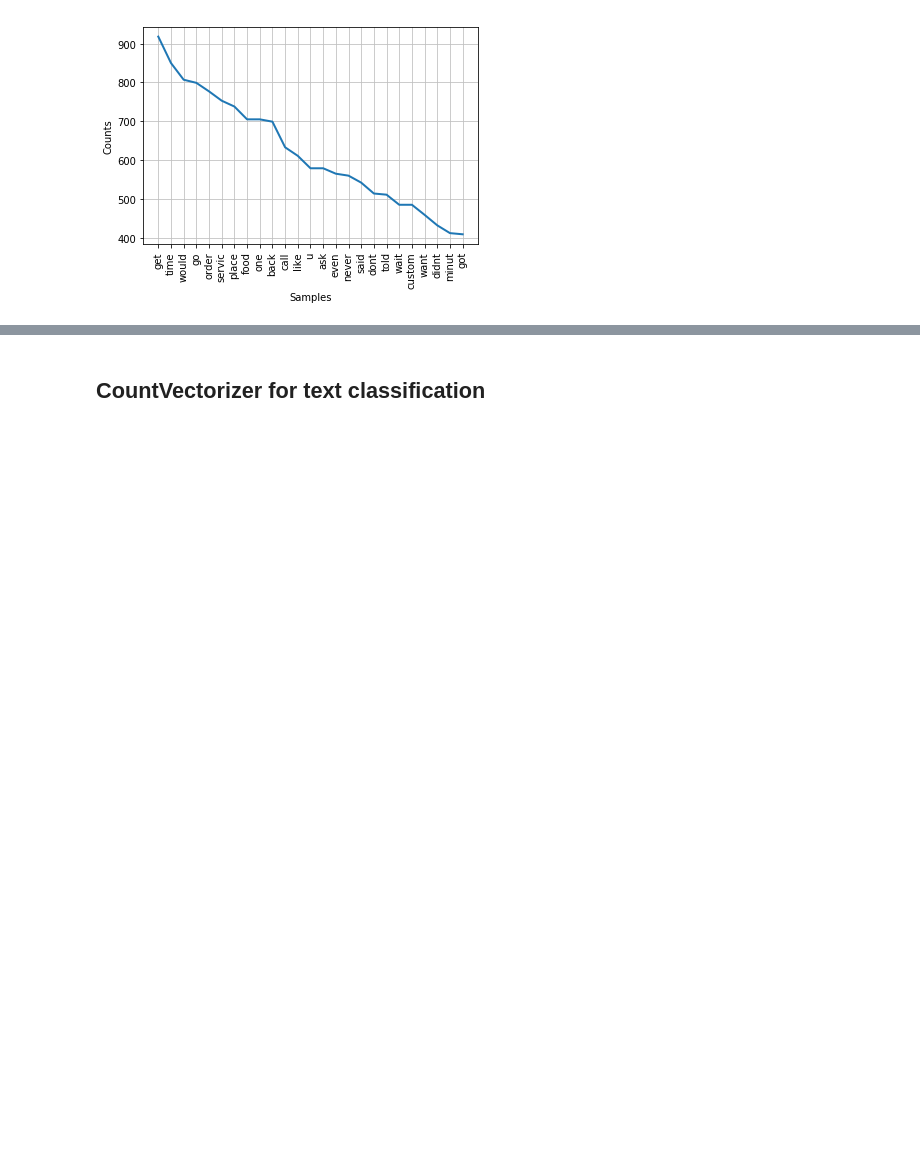
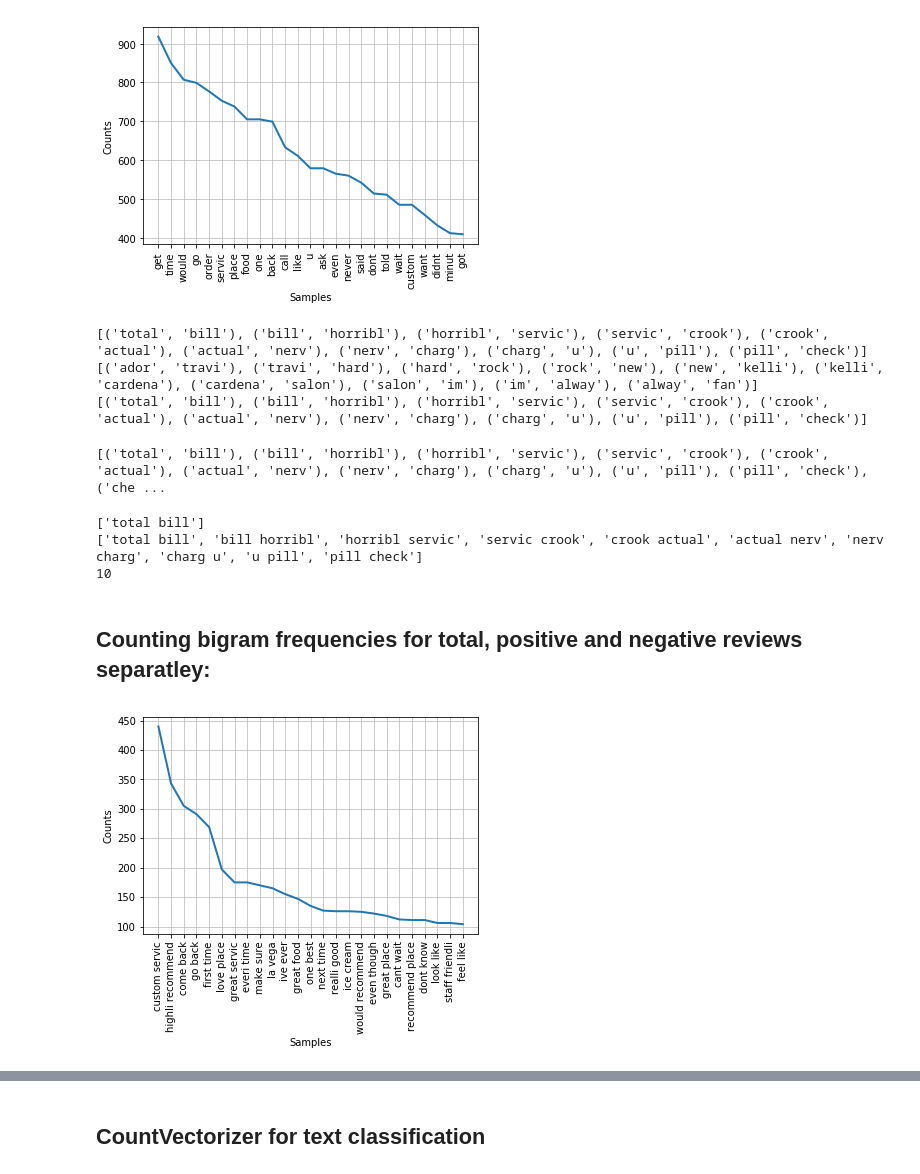
Before and after one commit to nishimishra71/Python, a Jupyter notebook: Capstone_2/Capstone_2.ipynb, the cells around one changed output, grey strips where cells are left out. Drawn from its saved outputs; the diff is of its cells as text; code cells hidden in the pictures; blank space fills up the shorter version.

Commit message:
bigrams frequency visualization

```diff
--- a/Capstone_2/Capstone_2.ipynb
+++ b/Capstone_2/Capstone_2.ipynb
@@ -470,10 +470,10 @@ positive_reviews=yelp_class[yelp_class.stars==5]
 negative_reviews=yelp_class[yelp_class.stars==1]
 positive_freq_text = positive_reviews.text.apply(frequency)
 
-total=[]
+total_pos=[]
 for i in positive_freq_text:
-    total+=i
-freqdist = nltk.FreqDist(total)
+    total_pos+=i
+freqdist = nltk.FreqDist(total_pos)
 freqdist.plot(25,cumulative=False)
 # %% [output]
 [figure]
@@ -481,10 +481,49 @@ freqdist.plot(25,cumulative=False)
 ## Features affecting the negative reviews
 # %%
 negative_freq_text = negative_reviews.text.apply(frequency)
-total=[]
+total_neg=[]
 for i in negative_freq_text:
-    total+=i
-freqdist = nltk.FreqDist(total)
+    total_neg+=i
+freqdist = nltk.FreqDist(total_neg)
 freqdist.plot(25,cumulative=False)
 # %% [output]
 [figure]
+# %%
+bigram_total = list(nltk.bigrams(total))
+print(list(bigram_total)[:10])
+bigram_pos = list(nltk.bigrams(total_pos))
+print(list(bigram_pos)[:10])
+
+bigram_neg = list(nltk.bigrams(total_neg))
+print(list(bigram_neg)[:10])
+# %% [output]
+[('total', 'bill'), ('bill', 'horribl'), ('horribl', 'servic'), ('servic', 'crook'), ('crook', 'actual'), ('actual', 'nerv'), ('nerv', 'charg'), ('charg', 'u'), ('u', 'pill'), ('pill', 'check')]
+[('ador', 'travi'), ('travi', 'hard'), ('hard', 'rock'), ('rock', 'new'), ('new', 'kelli'), ('kelli', 'cardena'), ('cardena', 'salon'), ('salon', 'im'), ('im', 'alway'), ('alway', 'fan')]
+[('total', 'bill'), ('bill', 'horribl'), ('horribl', 'servic'), ('servic', 'crook'), ('crook', 'actual'), ('actual', 'nerv'), ('nerv', 'charg'), ('charg', 'u'), ('u', 'pill'), ('pill', 'check')]
+# %%
+print(bigram_total[:20])
+# %% [output]
+[('total', 'bill'), ('bill', 'horribl'), ('horribl', 'servic'), ('servic', 'crook'), ('crook', 'actual'), ('actual', 'nerv'), ('nerv', 'charg'), ('charg', 'u'), ('u', 'pill'), ('pill', 'check'), ('che ...
+# %%
+b=bigram_total
+c=bigram_pos
+d=bigram_neg
+res = [' '.join(b[0])]
+print(res)
+bigram_total = [' '.join(tups) for tups in b]
+print(bigram_total[:10])
+bigram_pos = [' '.join(tups) for tups in c]
+print(len(bigram_pos[:10]))
+bigram_neg = [' '.join(tups) for tups in d]
+# %% [output]
+['total bill']
+['total bill', 'bill horribl', 'horribl servic', 'servic crook', 'crook actual', 'actual nerv', 'nerv charg', 'charg u', 'u pill', 'pill check']
+10
+# %% [markdown]
+## Counting bigram frequencies for total, positive and negative reviews separatley:
+# %%
+
+freqdist_bi_total = nltk.FreqDist(bigram_total)
+freqdist_bi_total.plot(25,cumulative=False)
+# %% [output]
+[figure, added]
```
Also changed, not shown: parts of 4 cells of this notebook.
